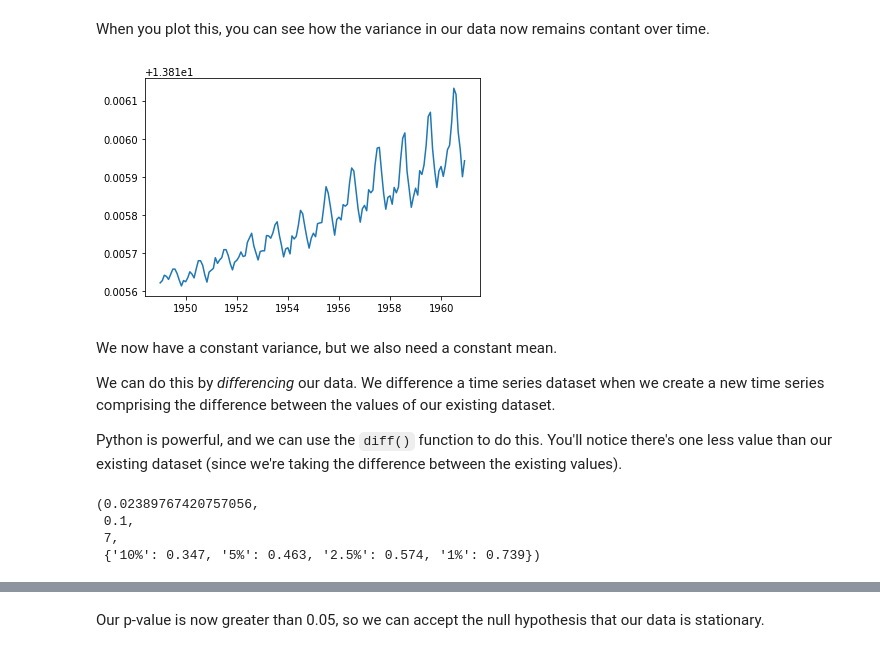
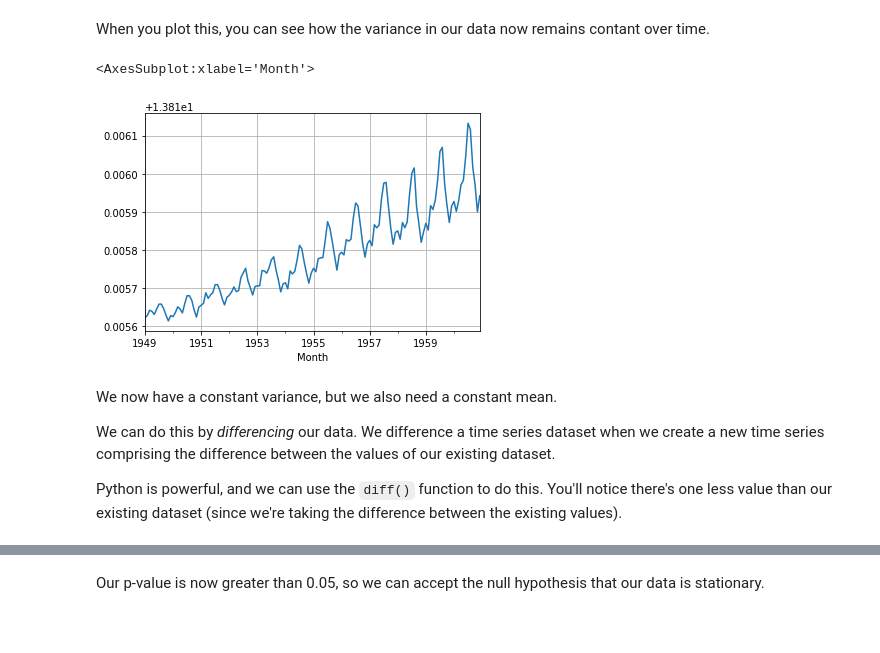
Before and after one commit to achen133/springboard, a Jupyter notebook: TimeSeriesCaseStudy/Cowboy Cigarettes Case Study - Tier 3.ipynb, the cells around one changed output, grey strips where cells are left out. Saved outputs shown, nothing was run; the diff lists cells and outputs as text; code cells hidden in the pictures; blank space fills up the shorter version.

```diff
--- a/TimeSeriesCaseStudy/Cowboy Cigarettes Case Study - Tier 3.ipynb
+++ b/TimeSeriesCaseStudy/Cowboy Cigarettes Case Study - Tier 3.ipynb
@@ -293,22 +315,14 @@ y_log = np.log(y)
 # %% [markdown]
 
 When you plot this, you can see how the variance in our data now remains contant over time.
-# %%
-plt.plot(y_log)
-plt.show()
-# %% [output]
-[figure, removed]
+# %%
+y_log.plot(grid=True)
+# %% [output]
+<AxesSubplot:xlabel='Month'>
+[figure, added]
 # %% [markdown]
 We now have a constant variance, but we also need a constant mean.
 
 We can do this by *differencing* our data. We difference a time series dataset when we create a new time series comprising the difference between the values of our existing dataset.
 
 Python is powerful, and we can use the `diff()` function to do this. You'll notice there's one less value than our existing dataset (since we're taking the difference between the existing values).
-# %%
-y_log.diff()
-kpss(y_log.diff().dropna())
-# %% [output]
-(0.02389767420757056,
- 0.1,
- 7,
- {'10%': 0.347, '5%': 0.463, '2.5%': 0.574, '1%': 0.739})
```
Also changed, not shown: parts of 15 cells of this notebook.
